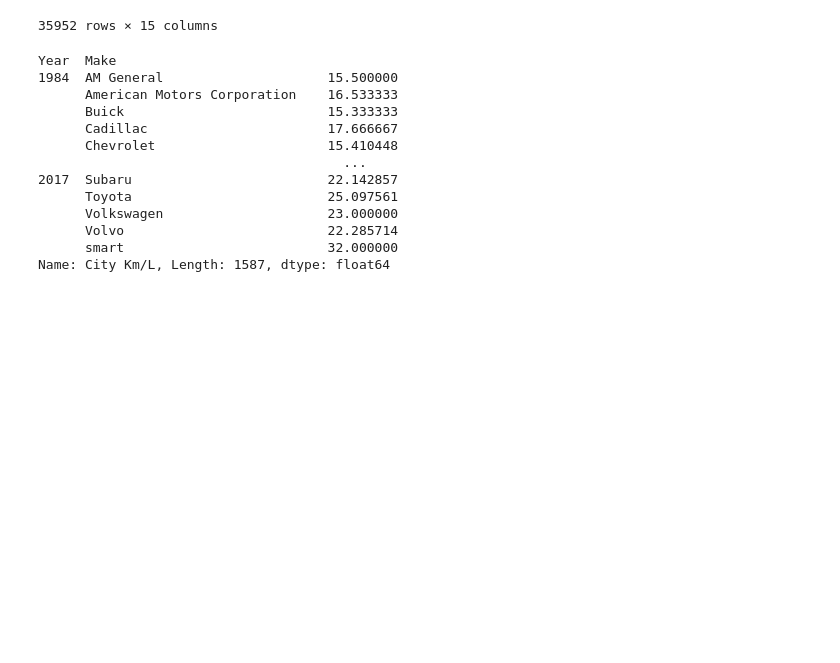
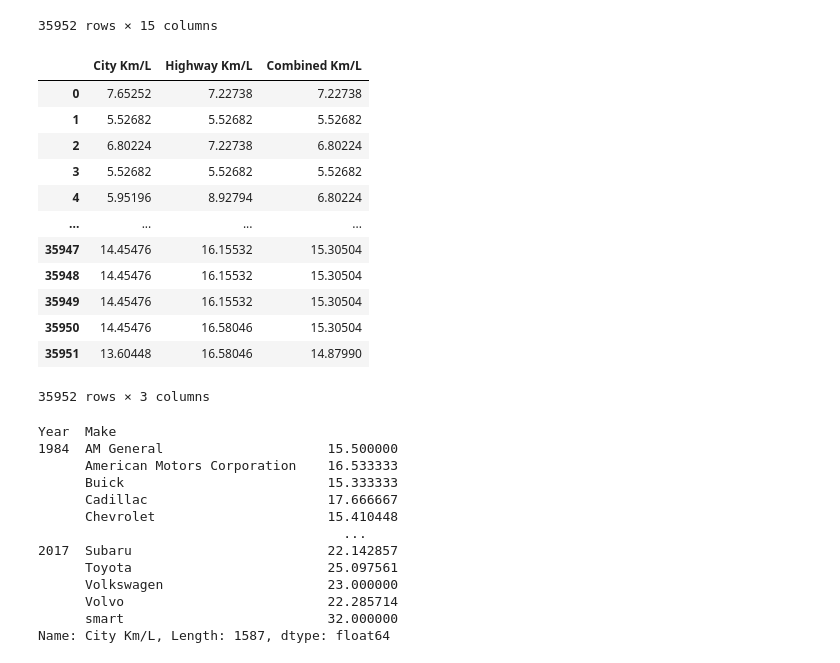
Before and after one commit to flogiac/Ironhack-Francesca-Logiacco, a Jupyter notebook: week2/Francesca_Lab_Pandas_Grouping_Data_Vehicles.ipynb, the cells around one changed output. Drawn from its saved outputs; the diff is of its cells as text; code cells hidden in the pictures; blank space fills up the shorter version.

```diff
--- a/week2/Francesca_Lab_Pandas_Grouping_Data_Vehicles.ipynb
+++ b/week2/Francesca_Lab_Pandas_Grouping_Data_Vehicles.ipynb
@@ -207,6 +232,28 @@ cars
 | 35950 | smart | fortwo coupe | 2016 | 0.9 | 3.0 | Auto(AM6) | Rear-Wheel Drive | Two Seaters | ... |
 | 35951 | smart | fortwo coupe | 2016 | 0.9 | 3.0 | Manual 5-spd | Rear-Wheel Drive | Two Seaters | ... |
 35952 rows × 15 columns
+# %%
+#convert MPG columns to km_per_liter in panda series
+
+MPG_conv = {"City Km/L": pd.Series(cars["City Km/L"]) * 0.42514,
+                "Highway Km/L": pd.Series(cars["Highway Km/L"]) * 0.42514,
+                "Combined Km/L": pd.Series(cars["Combined Km/L"]) * 0.42514}
+
+pd.DataFrame(MPG_conv)
+# %% [output]
+|  | City Km/L | Highway Km/L | Combined Km/L |
+| 0 | 7.65252 | 7.22738 | 7.22738 |
+| 1 | 5.52682 | 5.52682 | 5.52682 |
+| 2 | 6.80224 | 7.22738 | 6.80224 |
+| 3 | 5.52682 | 5.52682 | 5.52682 |
+| 4 | 5.95196 | 8.92794 | 6.80224 |
+| ... | ... | ... | ... |
+| 35947 | 14.45476 | 16.15532 | 15.30504 |
+| 35948 | 14.45476 | 16.15532 | 15.30504 |
+| 35949 | 14.45476 | 16.15532 | 15.30504 |
+| 35950 | 14.45476 | 16.58046 | 15.30504 |
+| 35951 | 13.60448 | 16.58046 | 14.87990 |
+35952 rows × 3 columns
 # %%
 cars.groupby(['Year','Make'])["City Km/L"].mean()
 # %% [output]
```
Also changed, not shown: parts of 13 cells of this notebook, 2 other files.
